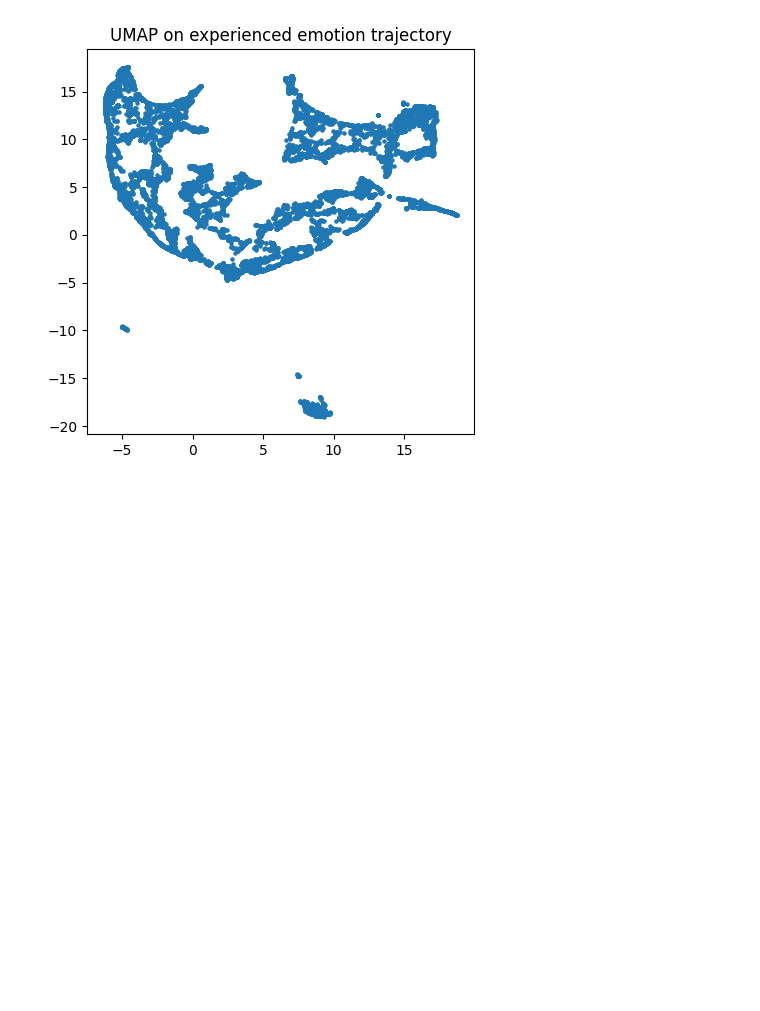
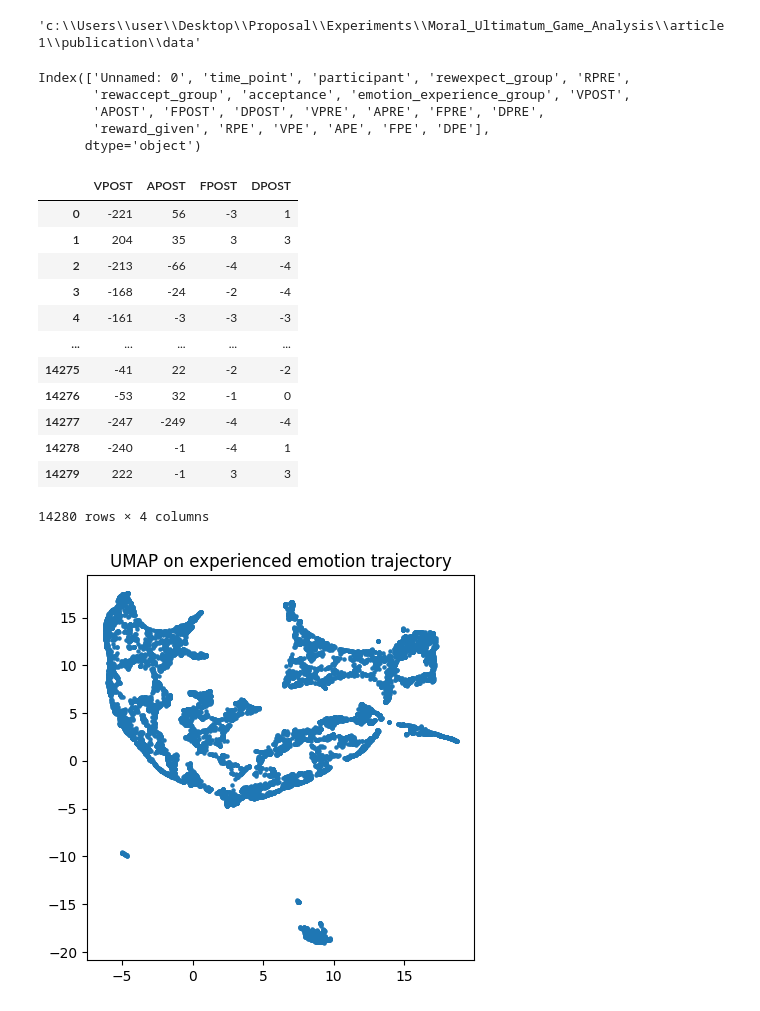
Before and after one commit to NarlKim/edr_review, a Jupyter notebook: analysis/edr_main_analyses_python.ipynb, the cells around one changed output. Saved outputs shown, nothing was run; the diff lists cells and outputs as text; code cells hidden in the pictures; blank space fills up the shorter version.

```diff
--- a/analysis/edr_main_analyses_python.ipynb
+++ b/analysis/edr_main_analyses_python.ipynb
@@ -15,8 +15,36 @@ import seaborn as sns
 # %%
 os.chdir('../..')
 os.chdir('./data')
+# %%
+pwd
+# %% [output]
+'c:\\Users\\user\\Desktop\\Proposal\\Experiments\\Moral_Ultimatum_Game_Analysis\\article1\\publication\\data'
 # %%
 ### A melted dataframe which contains reward, emotions before and after offer as well as their prediction errors, participant groupings
 dataframe_melt = pd.read_csv("emotion_alltime_melt_N476.csv")
+# %%
+dataframe_melt.columns
+# %% [output]
+Index(['Unnamed: 0', 'time_point', 'participant', 'rewexpect_group', 'RPRE',
+       'rewaccept_group', 'acceptance', 'emotion_experience_group', 'VPOST',
+       'APOST', 'FPOST', 'DPOST', 'VPRE', 'APRE', 'FPRE', 'DPRE',
+       'reward_given', 'RPE', 'VPE', 'APE', 'FPE', 'DPE'],
+      dtype='object')
+# %%
+dataframe_melt.iloc[:, 8:12]
+# %% [output]
+|  | VPOST | APOST | FPOST | DPOST |
+| 0 | -221 | 56 | -3 | 1 |
+| 1 | 204 | 35 | 3 | 3 |
+| 2 | -213 | -66 | -4 | -4 |
+| 3 | -168 | -24 | -2 | -4 |
+| 4 | -161 | -3 | -3 | -3 |
+| ... | ... | ... | ... | ... |
+| 14275 | -41 | 22 | -2 | -2 |
+| 14276 | -53 | 32 | -1 | 0 |
+| 14277 | -247 | -249 | -4 | -4 |
+| 14278 | -240 | -1 | -4 | 1 |
+| 14279 | 222 | -1 | 3 | 3 |
+14280 rows × 4 columns
 # %%
 ### UMAP embedding of experienced emotion trajectories (Prepare for Fig 2G)
```
Also changed, not shown: parts of 6 cells of this notebook, 2 other files.
